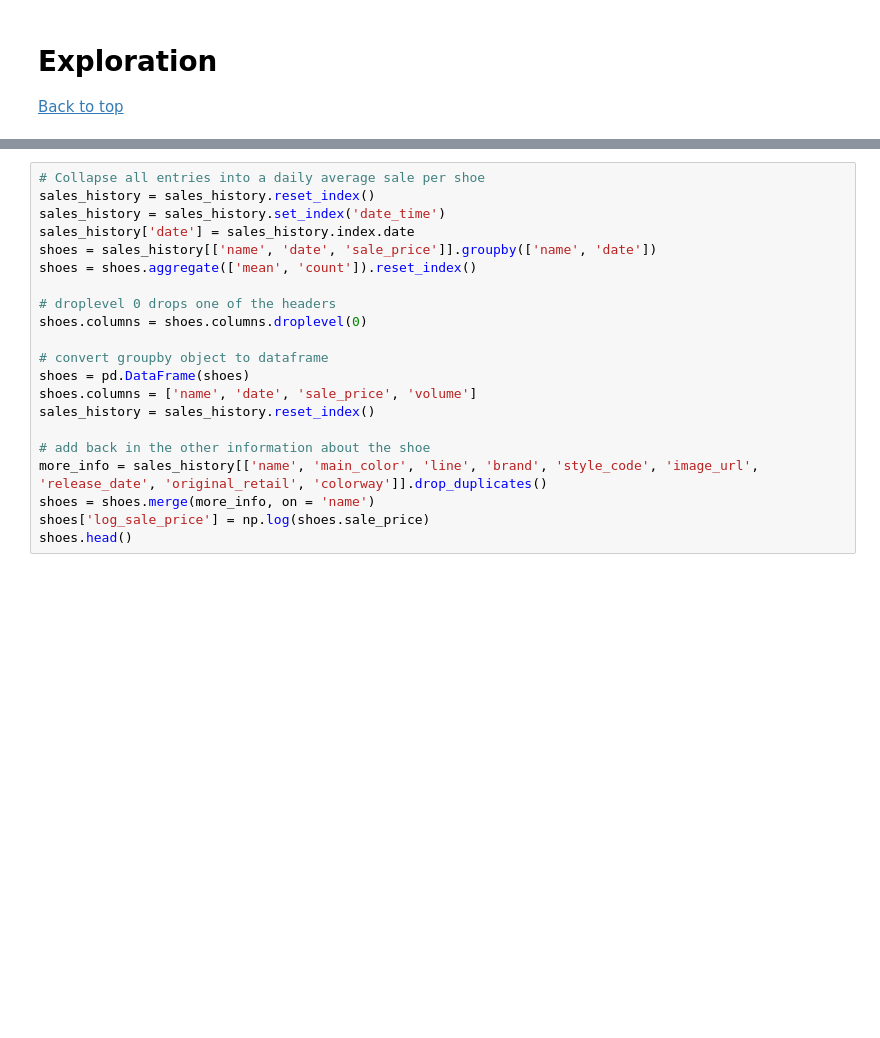
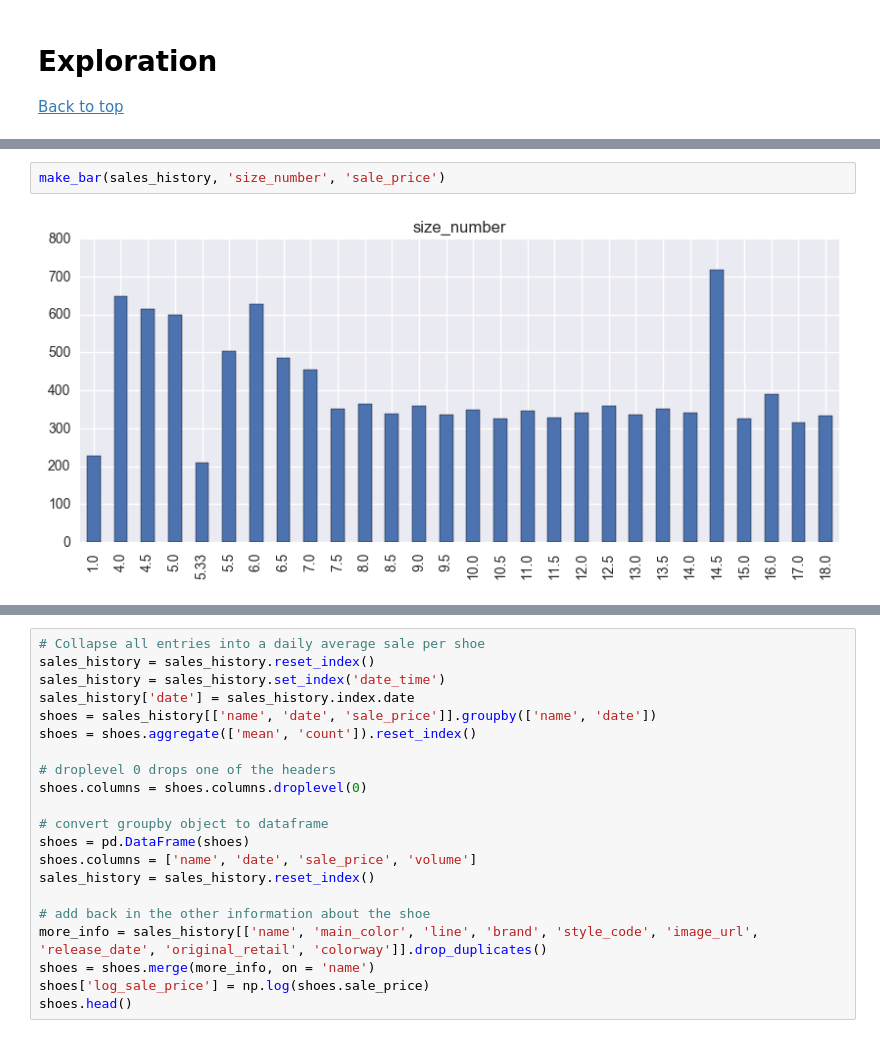
Before and after one commit to maludee/sneaker-forecast-app, a Jupyter notebook: price_model_by_day.ipynb, the cells around one changed output, grey strips where cells are left out. Saved outputs shown, nothing was run; the diff lists cells and outputs as text; blank space fills up the shorter version.

```diff
--- a/price_model_by_day.ipynb
+++ b/price_model_by_day.ipynb
@@ -336,0 +333,4 @@ sales_history.groupby('size_number').sale_price.mean().plot(kind = 'bar');
+# %%
+make_bar(sales_history, 'size_number', 'sale_price')
+# %% [output]
+[figure, added]
```
Also changed, not shown: parts of 14 cells of this notebook.
